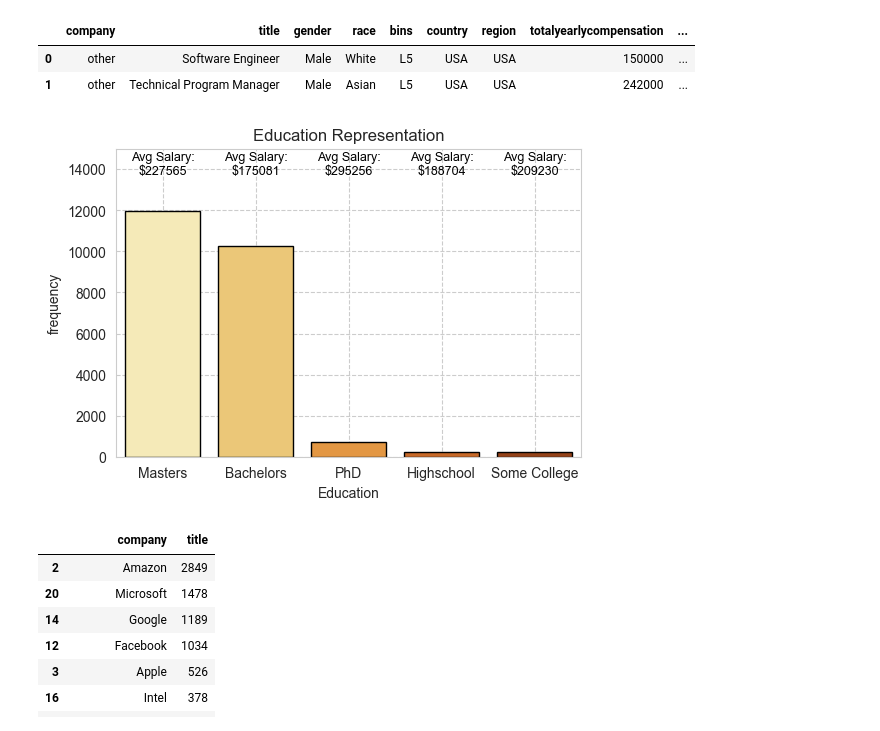
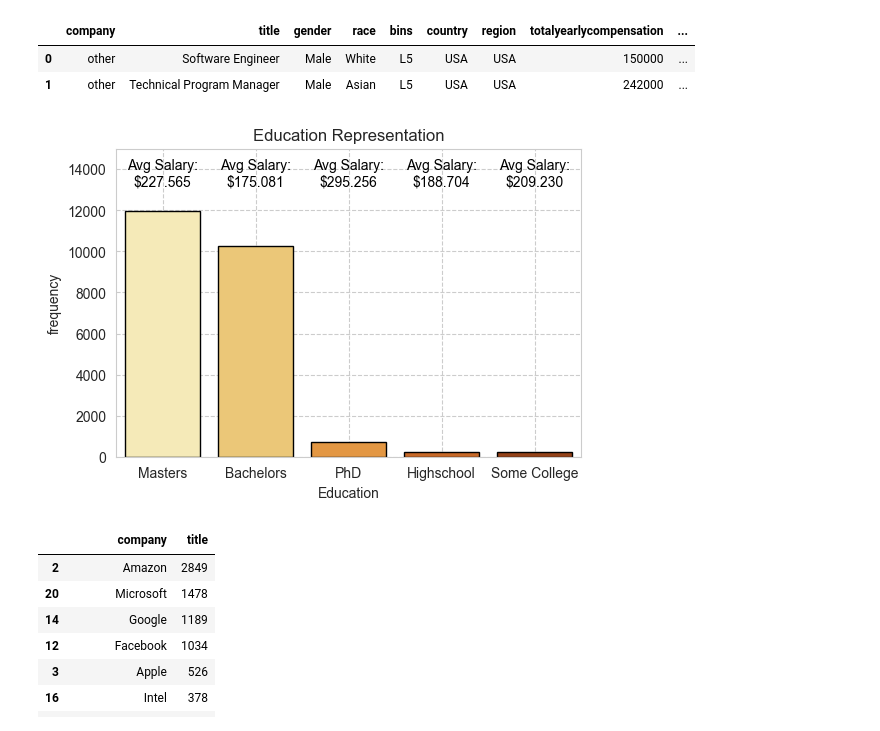
Before and after one commit to kateoss/stem-salaries, a Jupyter notebook: Notebooks/EDA.ipynb, the cells around one changed output. Drawn from its saved outputs; the diff is of its cells as text; code cells hidden in the pictures.

```diff
--- a/Notebooks/EDA.ipynb
+++ b/Notebooks/EDA.ipynb
@@ -131,17 +122,17 @@ data.head(2)
 # %%
 plt.figure(figsize=(6,4))
 e = sns.countplot(data = data, x = 'education_level', palette="YlOrBr",edgecolor="black", order = data["education_level"].value_counts().index )
 avg_salaries_e = data.groupby('education_level')['totalyearlycompensation'].mean()
 e.set(ylabel='frequency', xlabel='Education', title = 'Education Representation')
 for education_level, salary_e in avg_salaries_e.items():
     formatted_salary_e = locale.format_string('%.0f', salary_e, grouping=True)
     education_level_index = data['education_level'].value_counts().index.tolist().index(education_level)
-    e.annotate(f"Avg Salary:\n${formatted_salary_e}", (education_level_index, 0), ha='center', va='top', xytext=(0, 220),
-               textcoords='offset points', fontsize=9, color='black')
+    e.annotate(f"Avg Salary:\n${formatted_salary_e[:-3]}.{formatted_salary_e[-3:]}", (education_level_index, 0), ha='center', va='top', xytext=(0, 215),
+               textcoords='offset points', fontsize=10, color='black')
 plt.ylim(0, 15000)
 plt.grid(axis='both', linestyle='--')
 # %% [output]
-[figure, old version]
+[figure, new version]
 # %%
 e.figure.savefig('../Images/Education.png', bbox_inches = "tight")
 # %%
```
Also changed, not shown: parts of 4 cells of this notebook, 12 other files.
